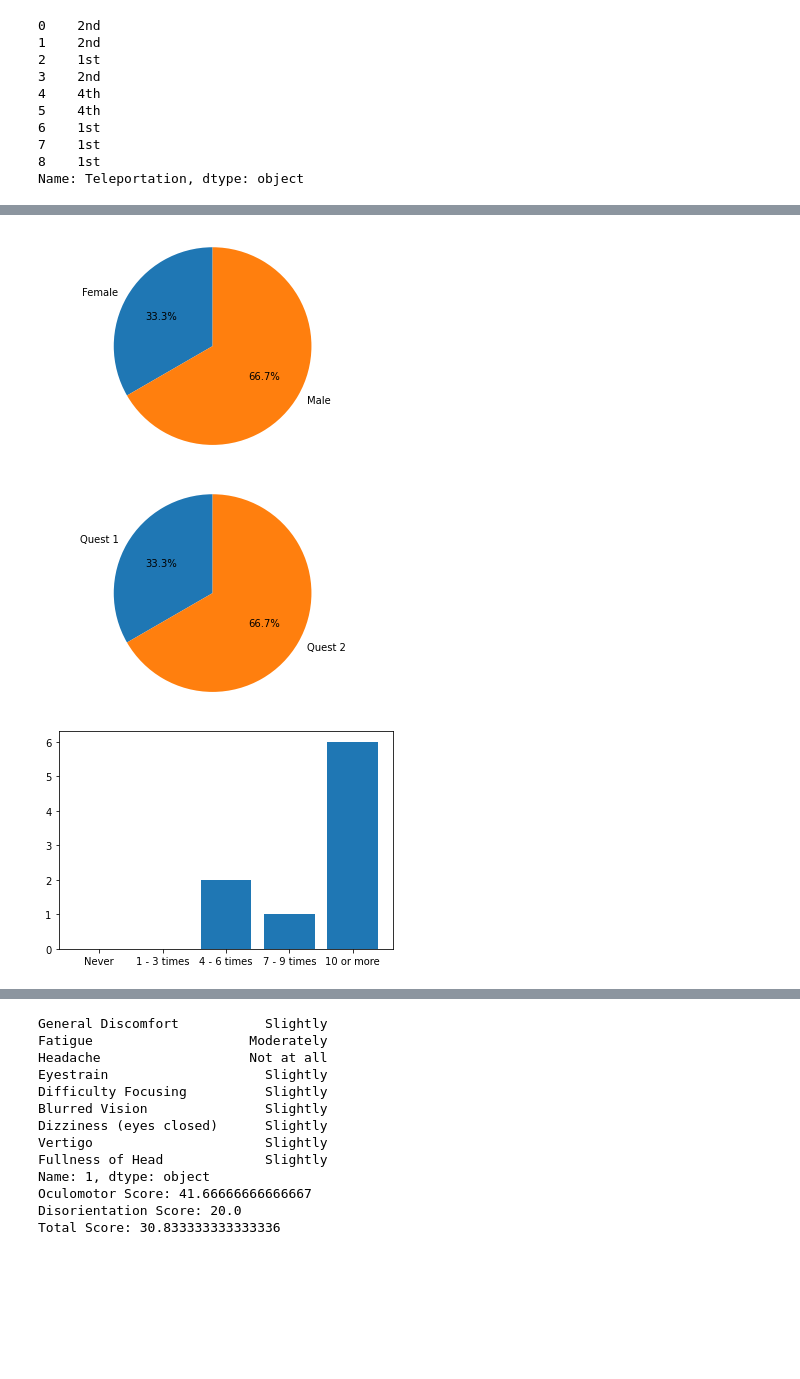
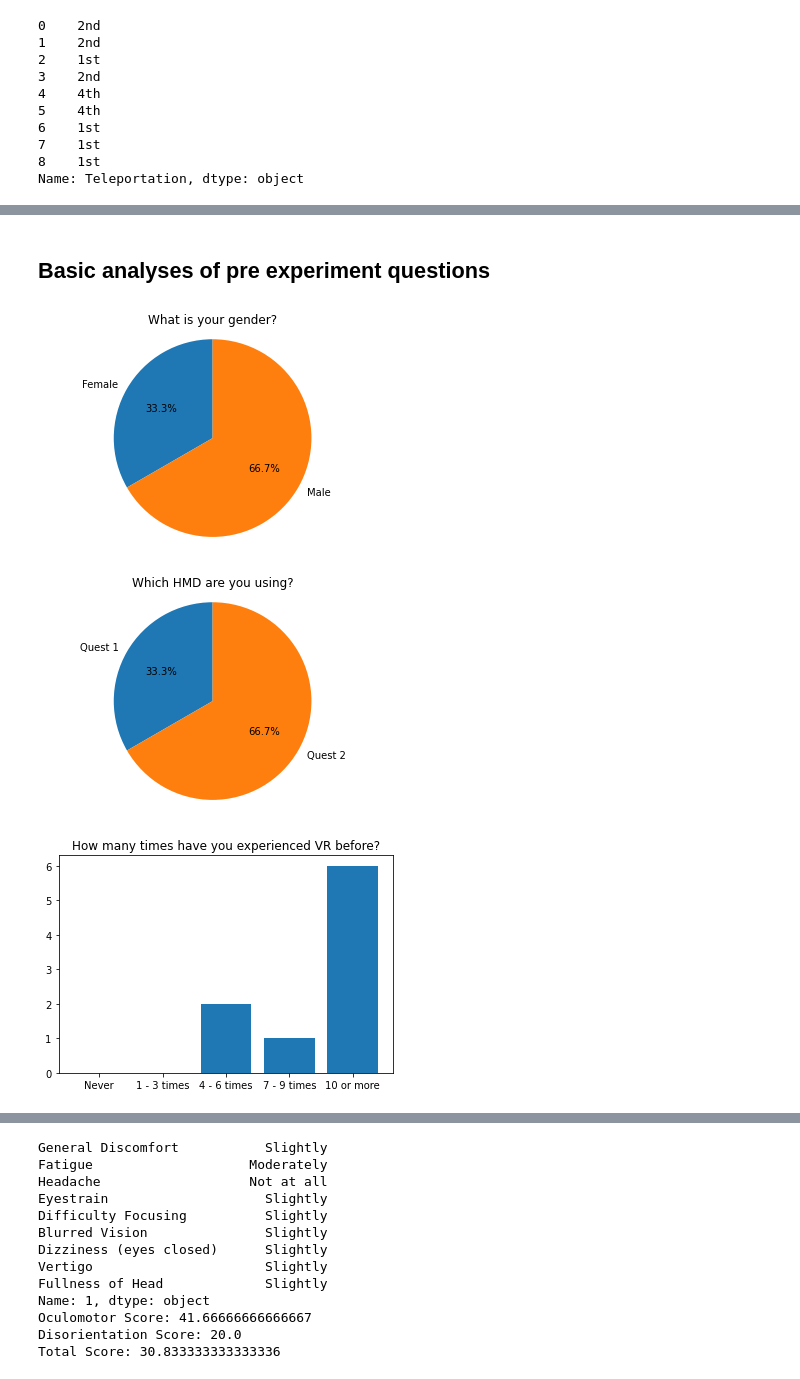
Before and after one commit to Nikolayb1/COMP0138_Maze, a Jupyter notebook: Analyses/main.ipynb, the cells around one changed output, grey strips where cells are left out. Cells and saved outputs as stored; diff of their text form; code cells hidden in the pictures; blank space fills up the shorter version.

```diff
--- a/Analyses/main.ipynb
+++ b/Analyses/main.ipynb
@@ -70,3 +69,5 @@ Name: Teleportation, dtype: object
+# %% [markdown]
+## Basic analyses of pre experiment questions
 # %%
 # Count males and females
 males = 0
@@ -80,15 +81,15 @@ for g in df.iloc[:,GENDER]:
 # %%
 # Pie chart for gender
 labels = ['Female', 'Male']
 sizes = [females, males]
-
 fig1, ax1 = plt.subplots()
+ax1.set_title('What is your gender?')
 ax1.pie(sizes, labels=labels, autopct='%1.1f%%', startangle=90)
 ax1.axis('equal')  # Equal aspect ratio ensures that pie is drawn as a circle.
 
 plt.show()
 # %% [output]
-[figure, old version]
+[figure, new version]
 # %%
 # Count Quest 1s and 2s
 q1 = 0
@@ -105,12 +106,14 @@ labels = ['Quest 1', 'Quest 2']
 sizes = [q1, q2]
 
 fig1, ax1 = plt.subplots()
+
+ax1.set_title('Which HMD are you using?')
 ax1.pie(sizes, labels=labels, autopct='%1.1f%%', startangle=90)
 ax1.axis('equal')  # Equal aspect ratio ensures that pie is drawn as a circle.
 
 plt.show()
 # %% [output]
-[figure, old version]
+[figure, new version]
 # %%
 # count how many times you have played vr before
 VRcount = [0,0,0,0,0]
@@ -127,11 +130,12 @@ for g in df.iloc[:,VR]:
         VRcount[4] += 1
 # %%
 fig1, ax1 = plt.subplots()
+ax1.set_title('How many times have you experienced VR before?')
 time_frame = ['Never', '1 - 3 times', '4 - 6 times', '7 - 9 times', '10 or more']
 ax1.bar(time_frame,VRcount)
 plt.show()
 # %% [output]
-[figure, old version]
+[figure, new version]
 # %%
 # count how many times you have played game before
 Gamecount = [0,0,0,0,0]
```
Also changed, not shown: parts of 20 cells of this notebook.
